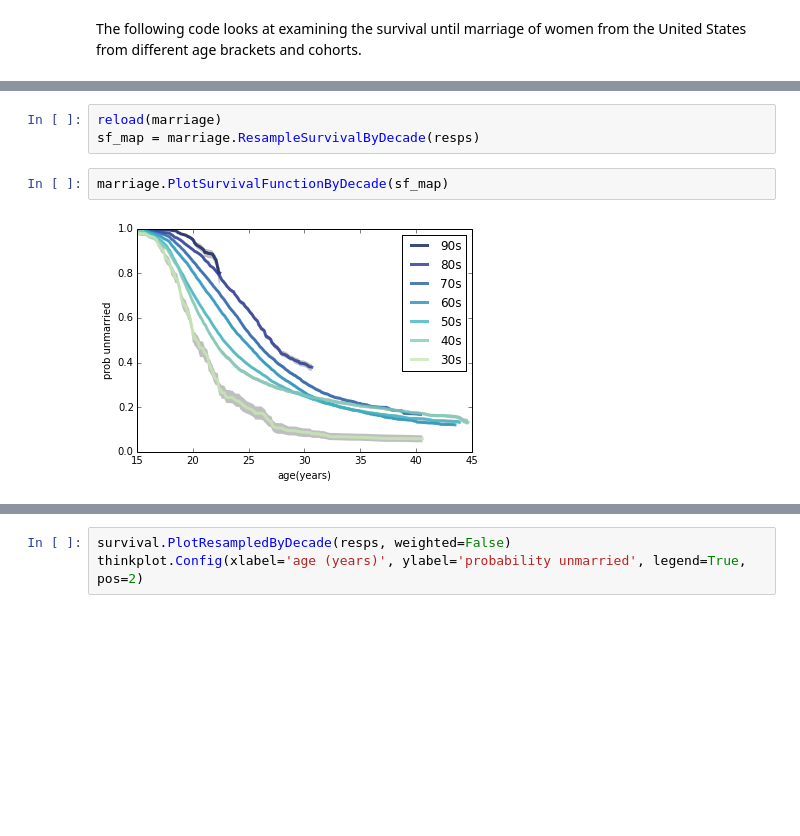
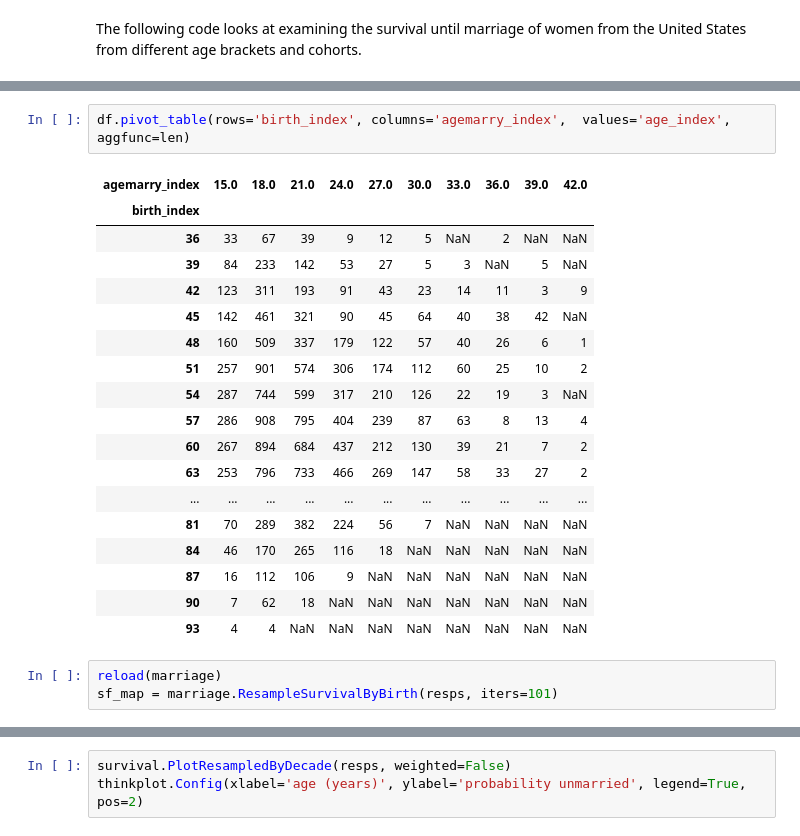
Before and after one commit to AllenDowney/MarriageNSFG, a Jupyter notebook: marriage.ipynb, the cells around one changed output, grey strips where cells are left out. Saved outputs shown, nothing was run; the diff lists cells and outputs as text; blank space fills up the shorter version.

```diff
--- a/marriage.ipynb
+++ b/marriage.ipynb
@@ -37,7 +86,24 @@ resps = [resp8, resp7, resp6, resp5, resp4, resp3]
+# %%
+df.pivot_table(rows='birth_index', columns='agemarry_index',  values='age_index', aggfunc=len)
+# %% [output]
+| agemarry_index | 15.0 | 18.0 | 21.0 | 24.0 | 27.0 | 30.0 | 33.0 | 36.0 | 39.0 | 42.0 |
+| birth_index |  |  |  |  |  |  |  |  |  |  |
+| 36 | 33 | 67 | 39 | 9 | 12 | 5 | NaN | 2 | NaN | NaN |
+| 39 | 84 | 233 | 142 | 53 | 27 | 5 | 3 | NaN | 5 | NaN |
+| 42 | 123 | 311 | 193 | 91 | 43 | 23 | 14 | 11 | 3 | 9 |
+| 45 | 142 | 461 | 321 | 90 | 45 | 64 | 40 | 38 | 42 | NaN |
+| 48 | 160 | 509 | 337 | 179 | 122 | 57 | 40 | 26 | 6 | 1 |
+| 51 | 257 | 901 | 574 | 306 | 174 | 112 | 60 | 25 | 10 | 2 |
+| 54 | 287 | 744 | 599 | 317 | 210 | 126 | 22 | 19 | 3 | NaN |
+| 57 | 286 | 908 | 795 | 404 | 239 | 87 | 63 | 8 | 13 | 4 |
+| 60 | 267 | 894 | 684 | 437 | 212 | 130 | 39 | 21 | 7 | 2 |
+| 63 | 253 | 796 | 733 | 466 | 269 | 147 | 58 | 33 | 27 | 2 |
+| ... | ... | ... | ... | ... | ... | ... | ... | ... | ... | ... |
+| 81 | 70 | 289 | 382 | 224 | 56 | 7 | NaN | NaN | NaN | NaN |
+| 84 | 46 | 170 | 265 | 116 | 18 | NaN | NaN | NaN | NaN | NaN |
+| 87 | 16 | 112 | 106 | 9 | NaN | NaN | NaN | NaN | NaN | NaN |
+| 90 | 7 | 62 | 18 | NaN | NaN | NaN | NaN | NaN | NaN | NaN |
+| 93 | 4 | 4 | NaN | NaN | NaN | NaN | NaN | NaN | NaN | NaN |
 # %%
 reload(marriage)
-sf_map = marriage.ResampleSurvivalByDecade(resps)
+sf_map = marriage.ResampleSurvivalByBirth(resps, iters=101)
-# %%
-marriage.PlotSurvivalFunctionByDecade(sf_map)
-# %% [output]
-[figure, removed]
```
Also changed, not shown: parts of 12 cells of this notebook, 1 other file.
